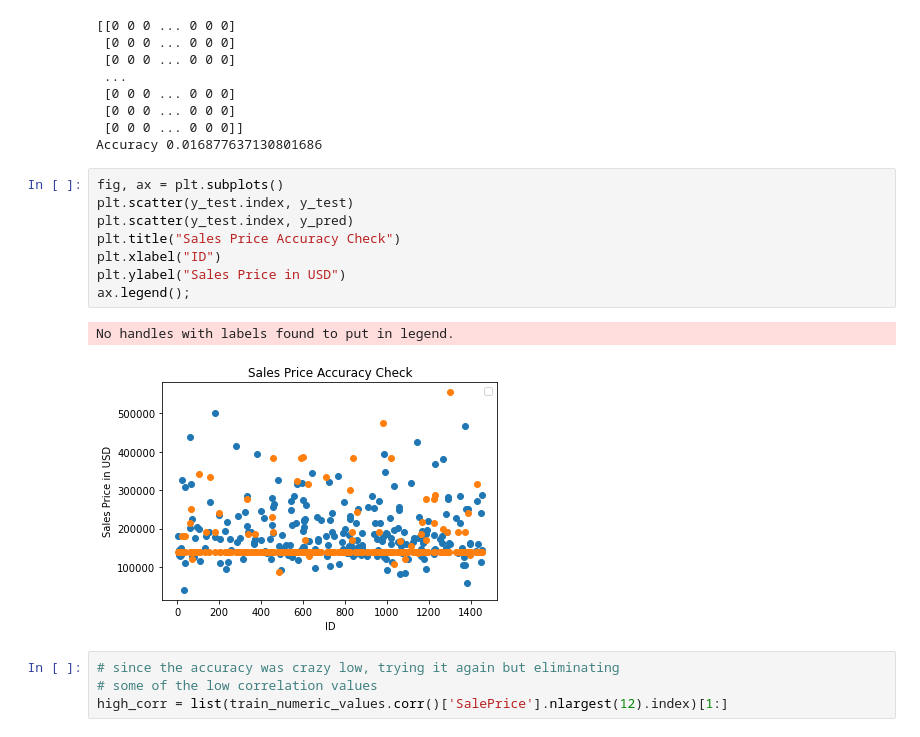
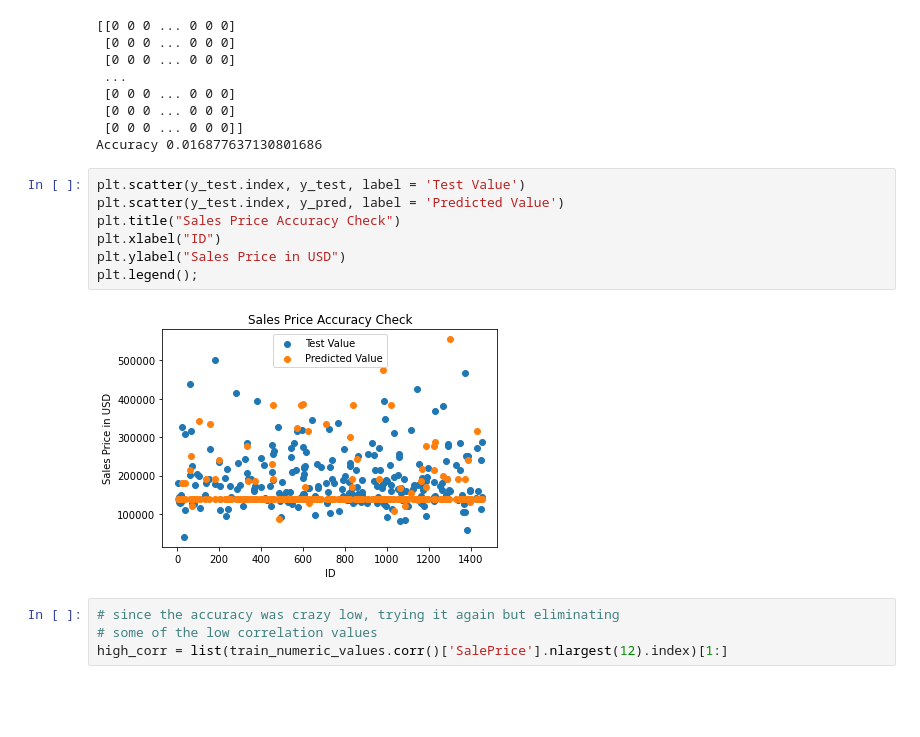
Before and after one commit to ta-data-mexpt/statistical-analysis-project, a Jupyter notebook: your-code/statistical-analysis.ipynb, the cells around one changed output. Saved outputs shown, nothing was run; the diff lists cells and outputs as text; blank space fills up the shorter version.

```diff
--- a/your-code/statistical-analysis.ipynb
+++ b/your-code/statistical-analysis.ipynb
@@ -206,16 +206,14 @@ print(f'Accuracy {accuracy_score(y_test, y_pred)}')
  [0 0 0 ... 0 0 0]]
 Accuracy 0.016877637130801686
 # %%
-fig, ax = plt.subplots()
-plt.scatter(y_test.index, y_test)
-plt.scatter(y_test.index, y_pred)
+plt.scatter(y_test.index, y_test, label = 'Test Value')
+plt.scatter(y_test.index, y_pred, label = 'Predicted Value')
 plt.title("Sales Price Accuracy Check")
 plt.xlabel("ID")
 plt.ylabel("Sales Price in USD")
-ax.legend();
+plt.legend();
 # %% [output]
-No handles with labels found to put in legend.
-[figure, old version]
+[figure, new version]
 # %%
 # since the accuracy was crazy low, trying it again but eliminating
 # some of the low correlation values
```
Also changed, not shown: parts of 6 cells of this notebook.
